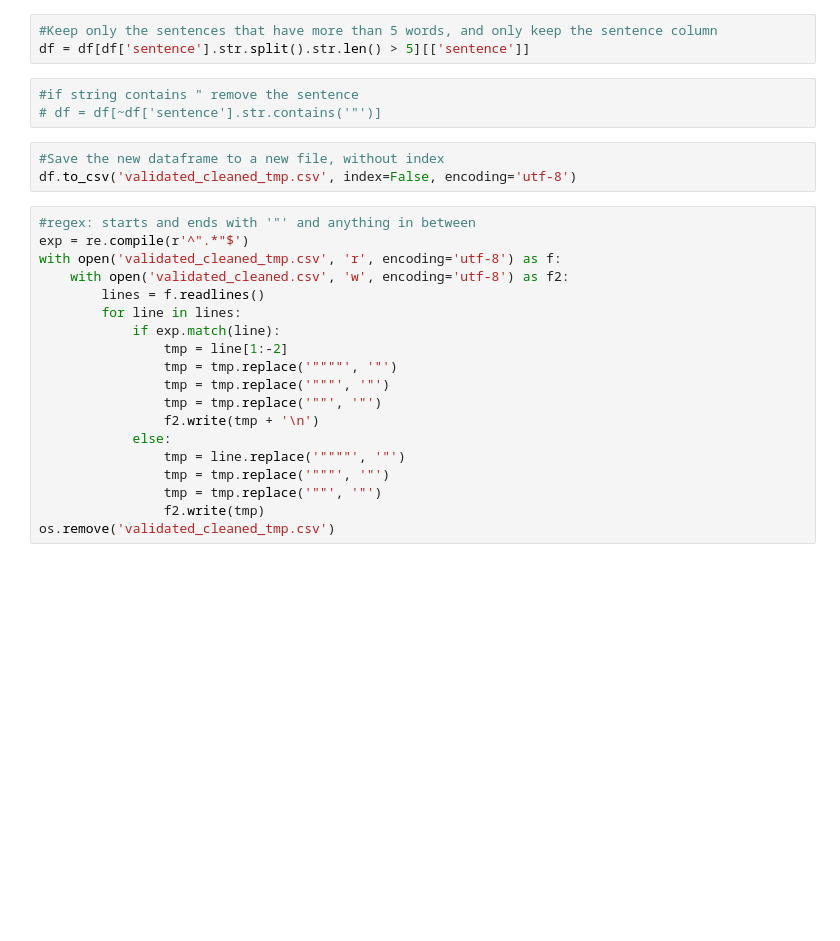
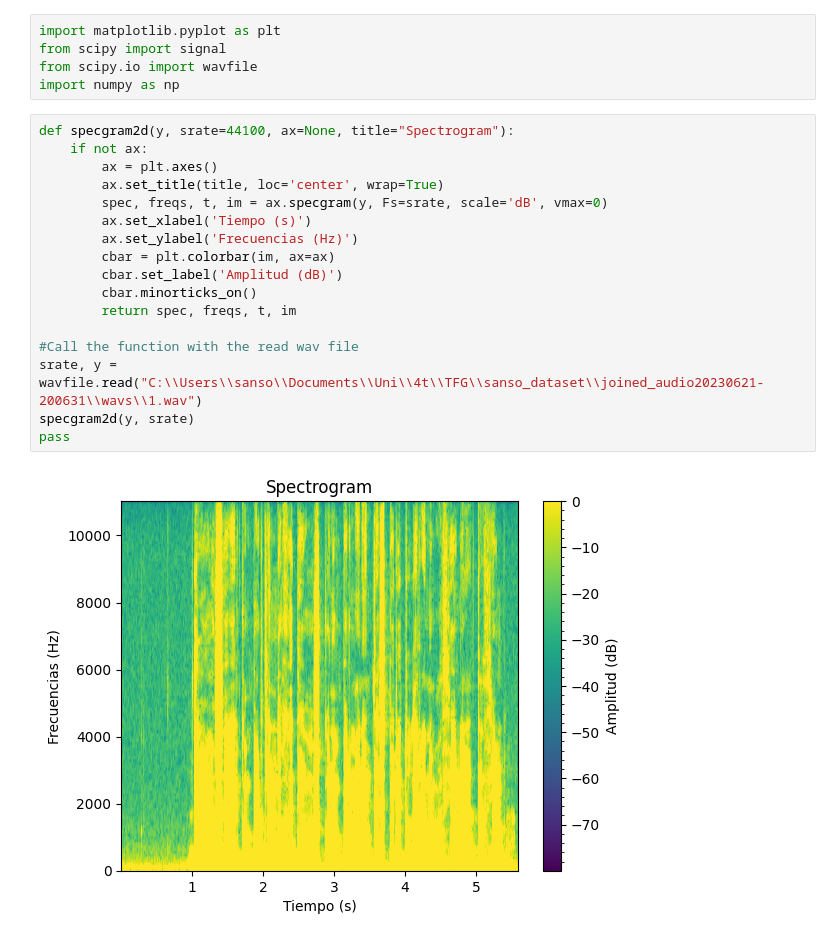
Before and after one commit to JSansoP/TFG, a Jupyter notebook: cloning/testing_playground.ipynb, the cells around one changed output. Cells and saved outputs as stored; diff of their text form; blank space fills up the shorter version.

```diff
--- a/cloning/testing_playground.ipynb
+++ b/cloning/testing_playground.ipynb
@@ -7,28 +1,24 @@ df = pd.read_csv('validated.tsv', sep='\t', encoding='utf-8')
-# %%
-#Keep only the sentences that have more than 5 words, and only keep the sentence column
-df = df[df['sentence'].str.split().str.len() > 5][['sentence']]
-# %%
-#if string contains " remove the sentence
-# df = df[~df['sentence'].str.contains('"')]
-# %%
-#Save the new dataframe to a new file, without index
-df.to_csv('validated_cleaned_tmp.csv', index=False, encoding='utf-8')
-# %%
-#regex: starts and ends with '"' and anything in between
-exp = re.compile(r'^".*"$')
-with open('validated_cleaned_tmp.csv', 'r', encoding='utf-8') as f:
-    with open('validated_cleaned.csv', 'w', encoding='utf-8') as f2:
-        lines = f.readlines()
-        for line in lines:
-            if exp.match(line):
-                tmp = line[1:-2]
-                tmp = tmp.replace('""""', '"')
-                tmp = tmp.replace('"""', '"')
-                tmp = tmp.replace('""', '"')
-                f2.write(tmp + '\n')
-            else:
-                tmp = line.replace('""""', '"')
-                tmp = tmp.replace('"""', '"')
-                tmp = tmp.replace('""', '"')
-                f2.write(tmp)
-os.remove('validated_cleaned_tmp.csv')
+# %%
+import matplotlib.pyplot as plt
+from scipy import signal
+from scipy.io import wavfile
+import numpy as np
+# %%
+def specgram2d(y, srate=44100, ax=None, title="Spectrogram"):
+    if not ax:
+        ax = plt.axes()
+        ax.set_title(title, loc='center', wrap=True)
+        spec, freqs, t, im = ax.specgram(y, Fs=srate, scale='dB', vmax=0)
+        ax.set_xlabel('Tiempo (s)')
+        ax.set_ylabel('Frecuencias (Hz)')
+        cbar = plt.colorbar(im, ax=ax)
+        cbar.set_label('Amplitud (dB)')
+        cbar.minorticks_on()
+        return spec, freqs, t, im
+
+#Call the function with the read wav file
+srate, y = wavfile.read("C:\\Users\\sanso\\Documents\\Uni\\4t\\TFG\\sanso_dataset\\joined_audio20230621-200631\\wavs\\1.wav")
+specgram2d(y, srate)
+pass
+# %% [output]
+[figure, added]
```
Also changed, not shown: parts of 2 cells of this notebook, 3 other files.
